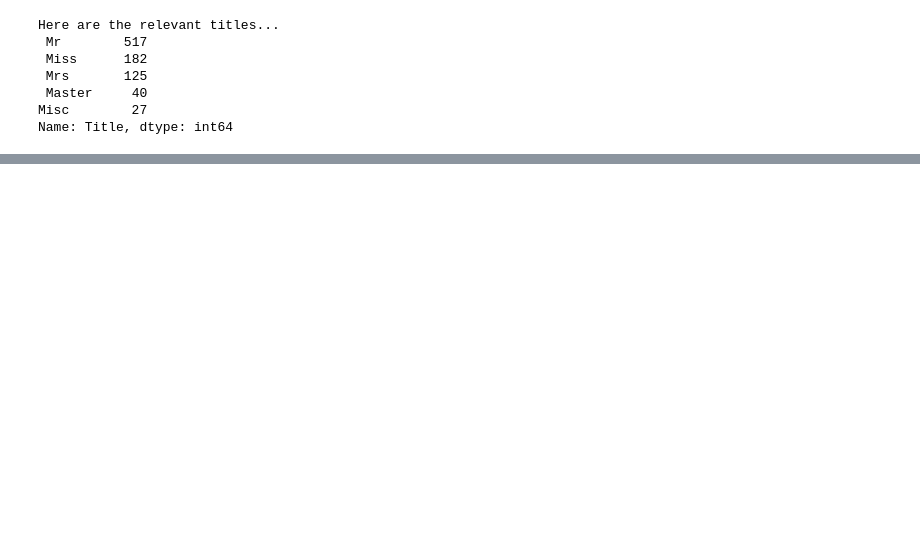
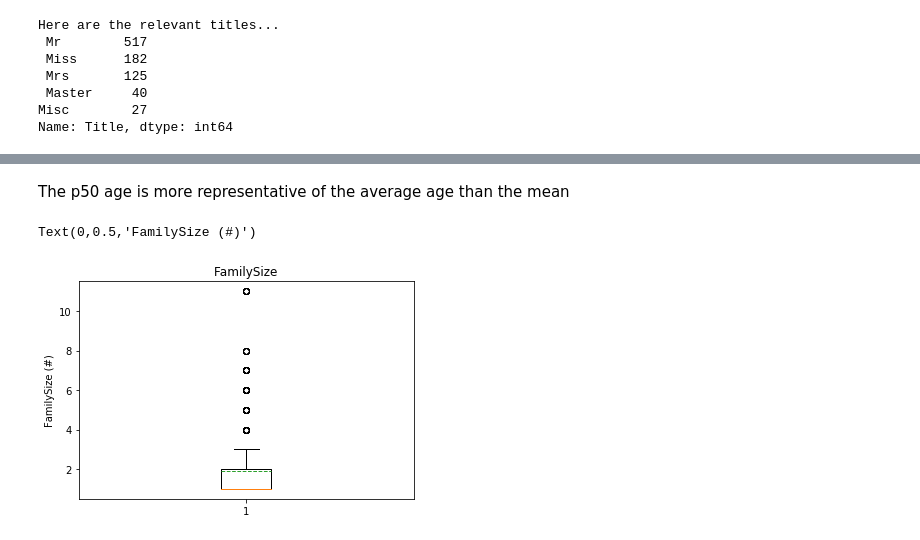
Before and after one commit to kho226/kaggle, a Jupyter notebook: titanic/titanic.ipynb, the cells around one changed output, grey strips where cells are left out. Cells and saved outputs as stored; diff of their text form; code cells hidden in the pictures; blank space fills up the shorter version.

```diff
--- a/titanic/titanic.ipynb
+++ b/titanic/titanic.ipynb
@@ -363,0 +427,9 @@ X_train = train_copy.copy(deep = True)
+# %% [markdown]
+The p50 age is more representative of the average age than the mean
+# %%
+plt.boxplot(x=train_copy['FamilySize'],showmeans=True,meanline=True)
+plt.title("FamilySize")
+plt.ylabel("FamilySize (#)")
+# %% [output]
+Text(0,0.5,'FamilySize (#)')
+[figure, added]
```
Also changed, not shown: parts of 72 cells of this notebook.
